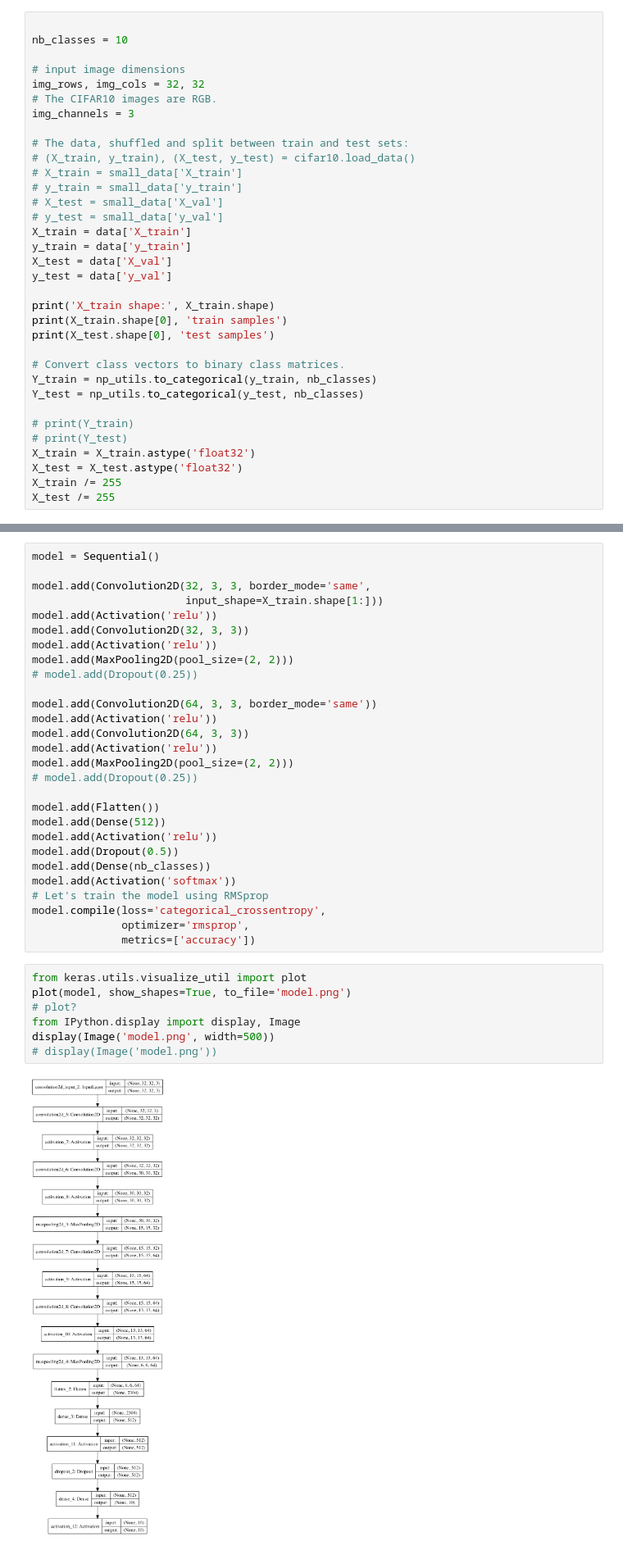
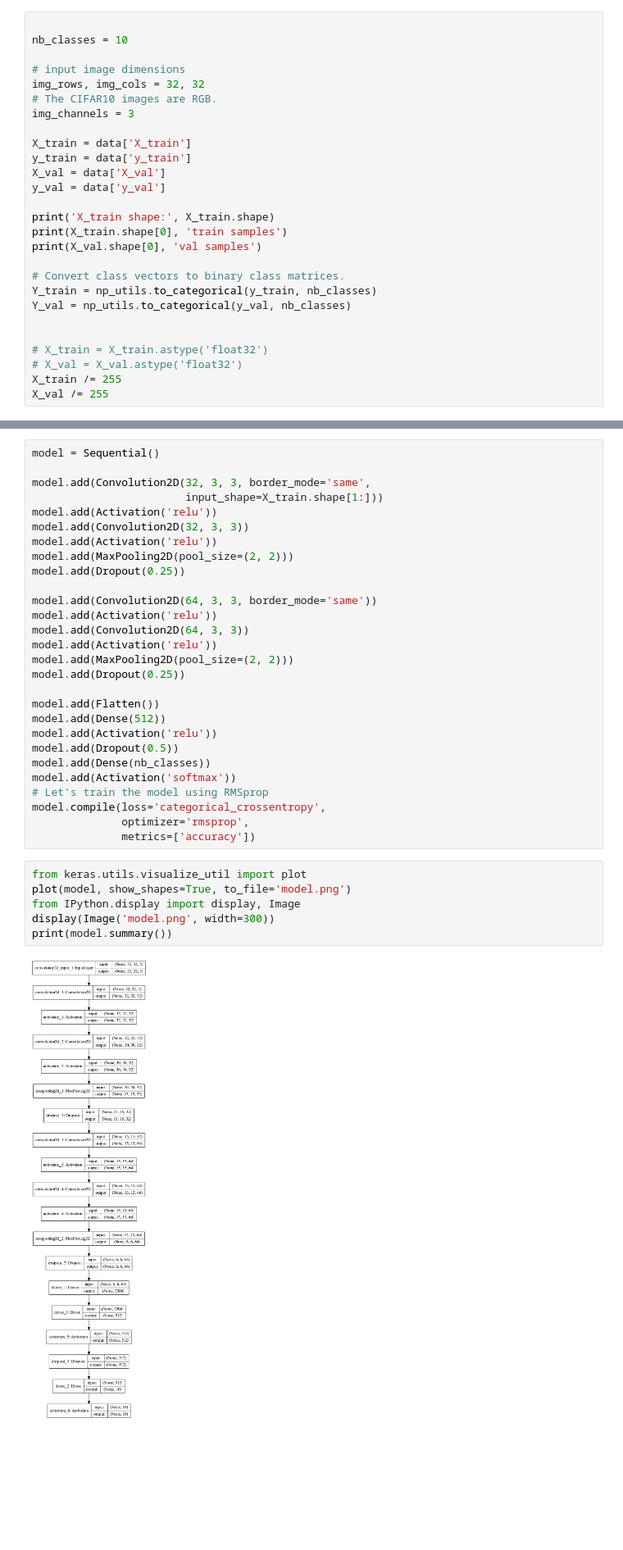
Before and after one commit to probe301/kaggle, a Jupyter notebook: Keras_tutorials/Keras CIFAR10 CNN.ipynb, the cells around one changed output, grey strips where cells are left out. Shown at 82% size. Cells and saved outputs as stored; diff of their text form; blank space fills up the shorter version.

Commit message:
train cifar10 cnn keras tutorial style

```diff
--- a/Keras_tutorials/Keras CIFAR10 CNN.ipynb
+++ b/Keras_tutorials/Keras CIFAR10 CNN.ipynb
@@ -200,31 +183,24 @@ img_rows, img_cols = 32, 32
 # The CIFAR10 images are RGB.
 img_channels = 3
 
-# The data, shuffled and split between train and test sets:
-# (X_train, y_train), (X_test, y_test) = cifar10.load_data()
-# X_train = small_data['X_train']
-# y_train = small_data['y_train']
-# X_test = small_data['X_val']
-# y_test = small_data['y_val']
 X_train = data['X_train']
 y_train = data['y_train']
-X_test = data['X_val']
-y_test = data['y_val']
+X_val = data['X_val']
+y_val = data['y_val']
 
 print('X_train shape:', X_train.shape)
 print(X_train.shape[0], 'train samples')
-print(X_test.shape[0], 'test samples')
+print(X_val.shape[0], 'val samples')
 
 # Convert class vectors to binary class matrices.
 Y_train = np_utils.to_categorical(y_train, nb_classes)
-Y_test = np_utils.to_categorical(y_test, nb_classes)
+Y_val = np_utils.to_categorical(y_val, nb_classes)
 
-# print(Y_train)
-# print(Y_test)
-X_train = X_train.astype('float32')
-X_test = X_test.astype('float32')
+
+# X_train = X_train.astype('float32')
+# X_val = X_val.astype('float32')
 X_train /= 255
-X_test /= 255
+X_val /= 255
 # %% [output]
 X_train shape: (19000, 32, 32, 3)
 19000 train samples
@@ -238,14 +214,14 @@ model.add(Activation('relu'))
 model.add(Convolution2D(32, 3, 3))
 model.add(Activation('relu'))
 model.add(MaxPooling2D(pool_size=(2, 2)))
-# model.add(Dropout(0.25))
+model.add(Dropout(0.25))
 
 model.add(Convolution2D(64, 3, 3, border_mode='same'))
 model.add(Activation('relu'))
 model.add(Convolution2D(64, 3, 3))
 model.add(Activation('relu'))
 model.add(MaxPooling2D(pool_size=(2, 2)))
-# model.add(Dropout(0.25))
+model.add(Dropout(0.25))
 
 model.add(Flatten())
 model.add(Dense(512))
@@ -260,9 +236,8 @@ model.compile(loss='categorical_crossentropy',
 # %%
 from keras.utils.visualize_util import plot
 plot(model, show_shapes=True, to_file='model.png')
-# plot?
 from IPython.display import display, Image
-display(Image('model.png', width=500))
-# display(Image('model.png'))
+display(Image('model.png', width=300))
+print(model.summary())
 # %% [output]
-[figure, old version]
+[figure, new version]
```
Also changed, not shown: parts of 12 cells of this notebook, 1 other file.
